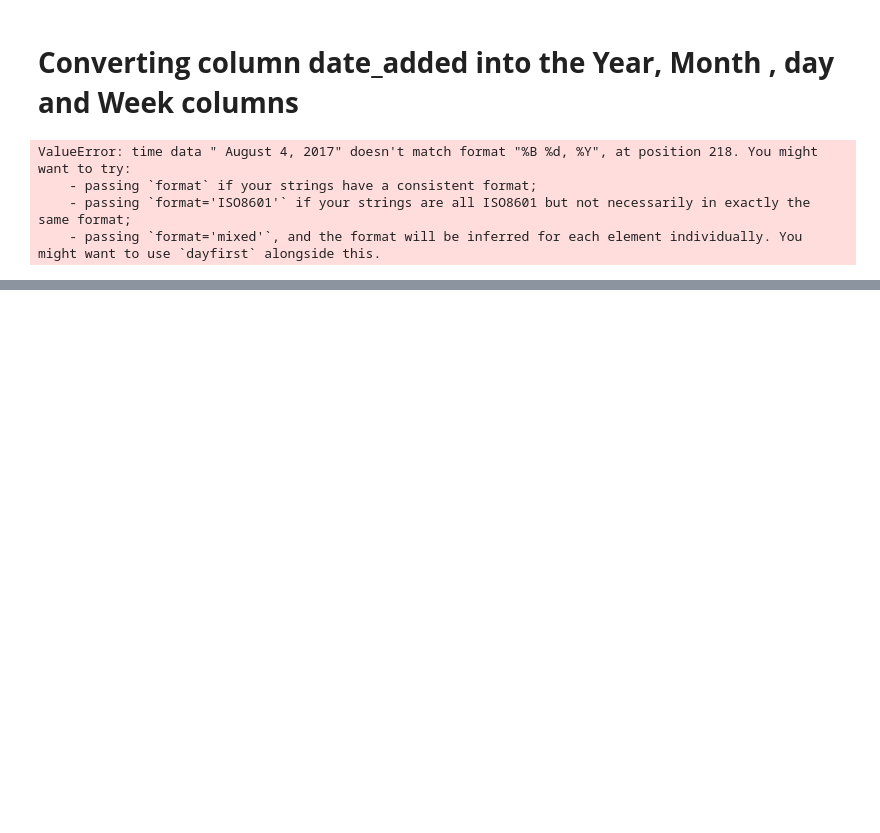
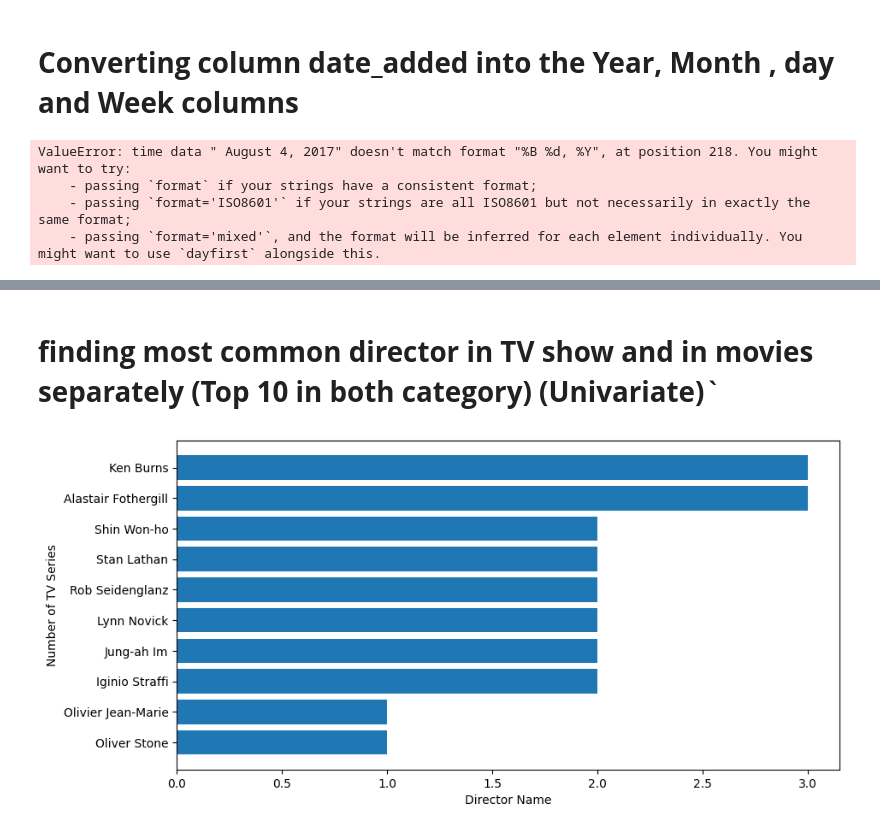
Before and after one commit to ER-lab/Colab, a Jupyter notebook: M_6_NETFLIX_MOVIES_AND_TV_SHOWS_CLUSTERING.ipynb, the cells around one changed output, grey strips where cells are left out. Drawn from its saved outputs; the diff is of its cells as text; code cells hidden in the pictures; blank space fills up the shorter version.

```diff
--- a/M_6_NETFLIX_MOVIES_AND_TV_SHOWS_CLUSTERING.ipynb
+++ b/M_6_NETFLIX_MOVIES_AND_TV_SHOWS_CLUSTERING.ipynb
@@ -154,0 +185,11 @@ ValueError: time data " August 4, 2017" doesn't match format "%B %d, %Y", at pos
+# %%
+netflix_new = netflix
+netflix_new['director'] = netflix_new['director'].str.split(', ')
+netflix_new = netflix_new.explode('director')
+netflix_new['cast'] = netflix_new['cast'].str.split(', ')
+netflix_new = netflix_new.explode('cast')
+netflix_new['country'] = netflix_new['country'].str.split(', ')
+netflix_new = netflix_new.explode('country')
+netflix_new['listed_in'] = netflix_new['listed_in'].str.split(', ')
+netflix_new = netflix_new.explode('listed_in')
+netflix_new.head()
@@ -154,0 +203,14 @@ ValueError: time data " August 4, 2017" doesn't match format "%B %d, %Y", at pos
+# %%
+netflix_new.drop('description', axis = 1,inplace = True)
+# %% [markdown]
+# **finding most common director in TV show and in movies separately (Top 10 in both category) (Univariate)**`
+# %%
+dir_TV_top = pd.DataFrame(netflix_new.loc[(netflix_new['type'] == 'TV Show') & (netflix_new['director'] != 'Unknown_Director')].groupby('director').agg({'title':'nunique'}))
+dir_TV_top = dir_TV_top.reset_index().sort_values('title',ascending = False).iloc[:10,:].iloc[::-1,:]
+plt.figure(figsize=(10,5))
+plt.barh(dir_TV_top['director'], dir_TV_top['title'])
+plt.xlabel('Director Name')
+plt.ylabel('Number of TV Series')
+plt.show()
+# %% [output]
+[figure, added]
```
Also changed, not shown: parts of 38 cells of this notebook.
